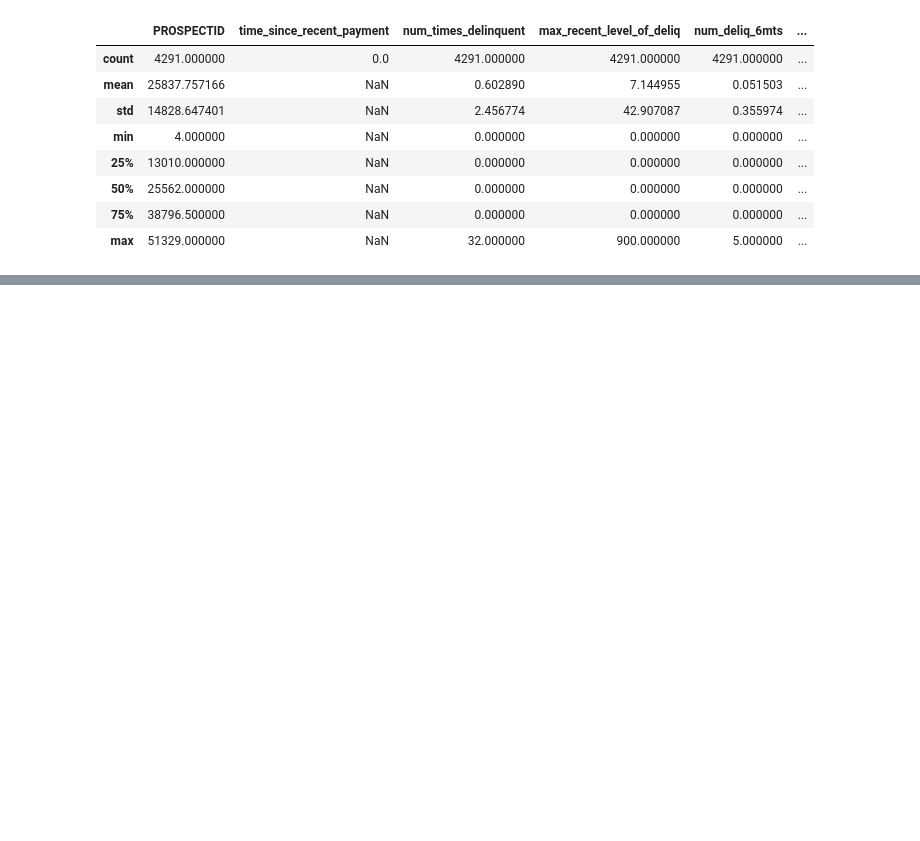
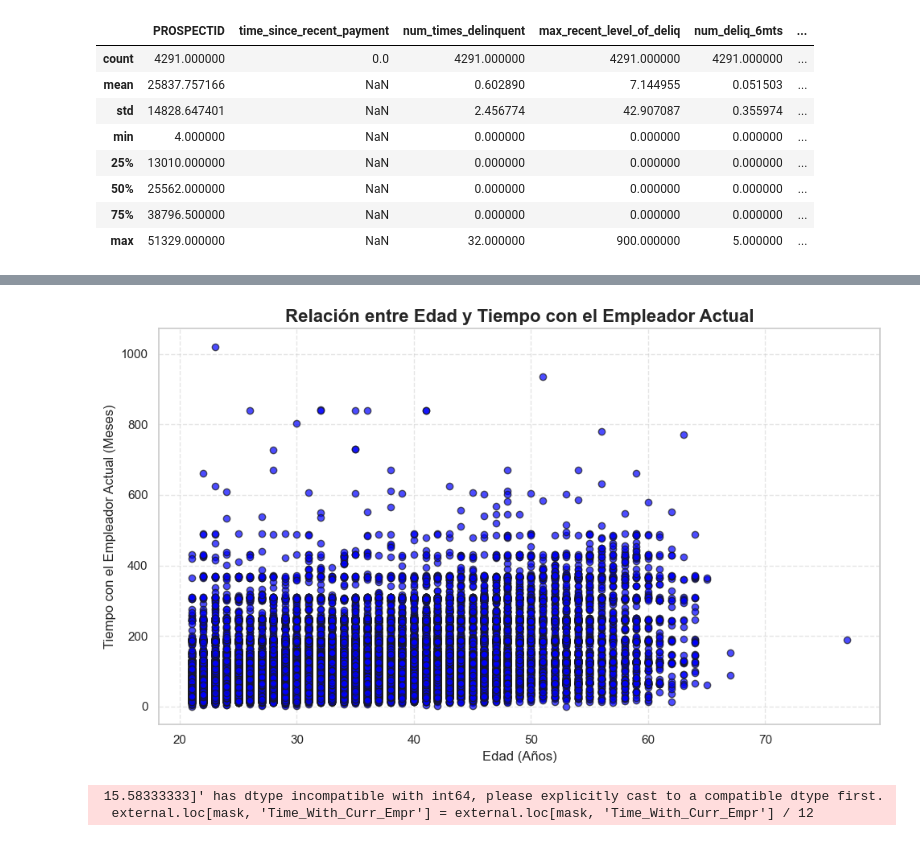
Before and after one commit to Ismaelasoo/ML-Credit-Scoring, a Jupyter notebook: External_EDA.ipynb, the cells around one changed output, grey strips where cells are left out. Drawn from its saved outputs; the diff is of its cells as text; code cells hidden in the pictures; blank space fills up the shorter version.

```diff
--- a/External_EDA.ipynb
+++ b/External_EDA.ipynb
@@ -460,0 +478,9 @@ Series([], dtype: int64)
+# %%
+# Creamos una variable con las variables numéricas
+numeric_features = []
+
+for col in external.columns:
+    if external[col].dtype != 'object' and external[col].dtype != 'bool' and col not in ['PROSPECTID']:
+        numeric_features.append(col)
+
+len(numeric_features)
@@ -460,0 +574,6 @@ Series([], dtype: int64)
+# %%
+# Crear una máscara para las filas donde la condición se cumple y asignarle el valor superior
+pct_cols = ['pct_currentBal_all_TL', 'CC_utilization', 'PL_utilization']
+for i in pct_cols:
+    mask = external[i] > 1
+    external.loc[mask, i] = 1
@@ -460,0 +582,25 @@ Series([], dtype: int64)
+# %%
+# Representamos la relación entre la edad y el tiempo que llevan en el actual empleo
+plt.figure(figsize=(10, 6))
+plt.scatter(data=external, x='AGE', y='Time_With_Curr_Empr', alpha=0.7, c='blue', edgecolors='k')
+plt.title('Relación entre Edad y Tiempo con el Empleador Actual', fontsize=16, fontweight='bold')
+plt.xlabel('Edad (Años)', fontsize=12)
+plt.ylabel('Tiempo con el Empleador Actual (Meses)', fontsize=12)
+plt.grid(True, linestyle='--', alpha=0.5)
+plt.tight_layout()
+plt.show()
+# %% [output]
+[figure, added]
+# %%
+# Para calcular el tiempo activo se le resta 10 a la edad (En la India es típico la explotación infantil)
+TIME_ACTIVE = external['AGE'] - 10
+CURR_EMPL_YEAR = external['Time_With_Curr_Empr'] / 12
+
+# Crear una máscara para las filas donde la condición se cumple
+mask = CURR_EMPL_YEAR > TIME_ACTIVE
+
+# Actualizar las filas específicas de forma vectorizada
+external.loc[mask, 'Time_With_Curr_Empr'] = external.loc[mask, 'Time_With_Curr_Empr'] / 12
+# %% [output]
+ 15.58333333]' has dtype incompatible with int64, please explicitly cast to a compatible dtype first.
+  external.loc[mask, 'Time_With_Curr_Empr'] = external.loc[mask, 'Time_With_Curr_Empr'] / 12
```
Also changed, not shown: parts of 36 cells of this notebook.
